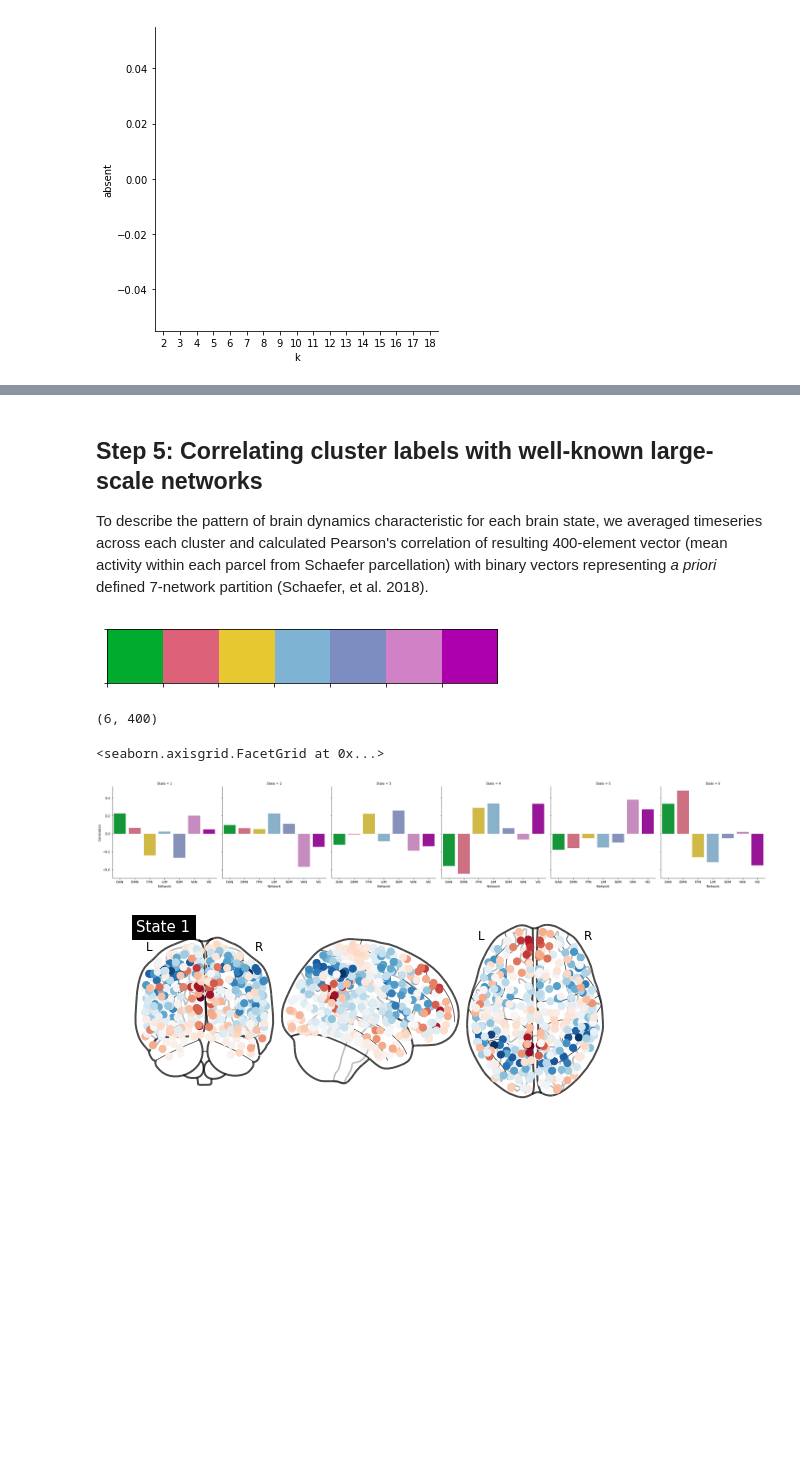
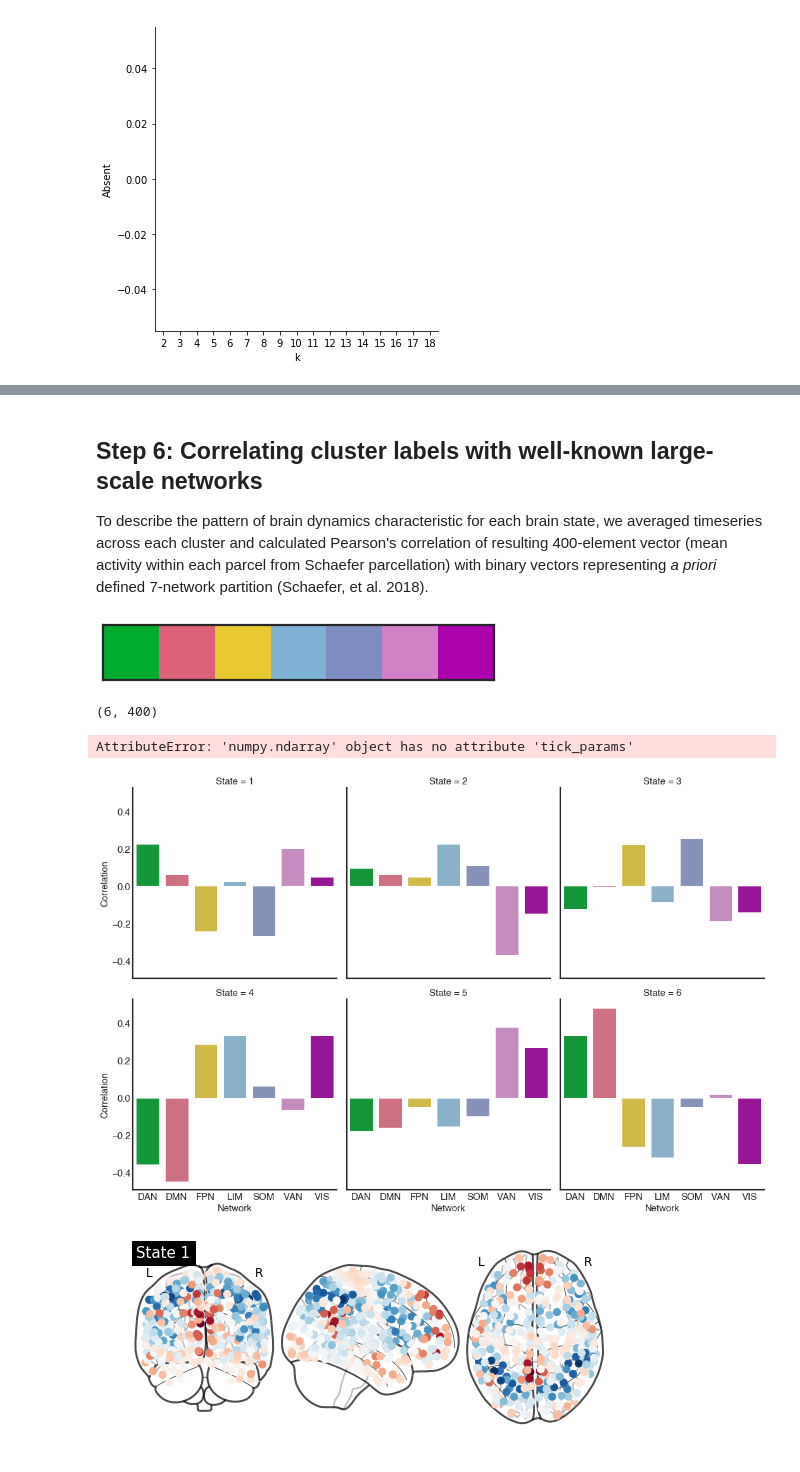
Before and after one commit to LeonBai/wm-brain-states, a Jupyter notebook: brain_states_analysis_schaefer400.ipynb, the cells around one changed output, grey strips where cells are left out. Drawn from its saved outputs; the diff is of its cells as text; code cells hidden in the pictures; blank space fills up the shorter version.

```diff
--- a/brain_states_analysis_schaefer400.ipynb
+++ b/brain_states_analysis_schaefer400.ipynb
@@ -221,49 +154,15 @@ We also split our sample into two equal partitions 500 times and performed k-mea
 # %% [markdown]
-Step 5: Correlating cluster labels with well-known large-scale networks
+Step 6: Correlating cluster labels with well-known large-scale networks
 -------------------------------------------------------------------------
 
 To describe the pattern of brain dynamics characteristic for each brain state, we averaged timeseries across each cluster and calculated Pearson's correlation of resulting 400-element vector (mean activity within each parcel from Schaefer parcellation) with binary vectors representing *a priori* defined 7-network partition (Schaefer, et al. 2018).
-# %%
-from nilearn import datasets
-from nilearn.plotting import plot_roi
-import seaborn as sns
-%matplotlib inline
-
-# Getting a priori defined 7-network partition's label
-schaefer400 = datasets.fetch_atlas_schaefer_2018(n_rois=400,
-                                           yeo_networks=7,
-                                           resolution_mm=1,
-                                           data_dir=None,
-                                           base_url=None,
-                                           resume=True,
-                                           verbose=1)
-
-# Dictionary to create network's abbreviations
-schaefer_dict = {
-    "Vis": "VIS",
-    "SomMot": "SOM",
-    "DorsAttn": "DAN",
-    "Sal": "VAN",
-    "Limbic": "LIM",
-    "Cont": "FPN",
-    "Default": "DMN"
-}
-
-networks = [val for key, val in schaefer_dict.items() for roi in schaefer400['labels'] if key in roi.decode('UTF-8')]
-
-# Creating color palette for netorks
-schaefer_colors = {'DAN':'#00ab2e',
-                   'DMN':'#dc6179',
-                   'FPN':'#e8c830',
-                   'LIM':'#7eb3d4',
-                   'SOM':'#7e8dc1',
-                   'VAN':'#d182c6',
-                   'VIS':'#ac00ad',}
-
-network_pal = (sns.color_palette(schaefer_colors.values()))
-sns.palplot(network_pal)
-# %% [output]
-[figure, removed]
+# %%
+from brain_states.figures import get_pallette_schaefer400, get_seaborn_slyle
+
+get_seaborn_slyle()
+networks, network_pal = get_pallette_schaefer400()
+# %% [output]
+[figure, added]
 # %%
 import pandas as pd
 
@@ -286,23 +185,32 @@ mean_brain_states.shape
 # %%
 # Creating data frame with dummy codes for each network
 from scipy.stats import pearsonr
+from scipy.spatial.distance import cosine
+
 import matplotlib.pyplot as plt
 
 networks_binary = pd.get_dummies(networks)
 networks_correlations = pd.DataFrame()
 
+
 for k in range(states_no):
     for j, net in enumerate(networks_binary.columns):
-        cor = pearsonr(mean_brain_states[k], networks_binary.iloc[:,j].values)[0]
-        networks_correlations = pd.concat([networks_correlations, pd.DataFrame({"State":k+1, "Network": net, "Correlation": cor},
+        correlation = pearsonr(mean_brain_states[k], (networks_binary.iloc[:,j].values))[0]
+        similatity_pos = cosine(mean_brain_states[k].clip(min=0), (networks_binary.iloc[:,j].values))
+        similatity_neg = cosine(mean_brain_states[k].clip(max=0), (networks_binary.iloc[:,j].values))
+        networks_correlations = pd.concat([networks_correlations, pd.DataFrame({"State":k+1,
+                                                                                "Network": net,
+                                                                                "Correlation": correlation,
+                                                                                "Similarity_pos": similatity_pos,
+                                                                                "Similarity_neg": similatity_neg
+                                                                               },
                                                                                index=[0])],
                                           axis=0)
 
-
-sns.catplot(x='Network', y='Correlation', col='State', kind='bar', data=networks_correlations, palette=network_pal)
+p = sns.catplot(x='Network', y='Correlation', col='State', kind='bar', col_wrap=3, data=networks_correlations, palette=network_pal)
 # %% [output]
-<seaborn.axisgrid.FacetGrid at 0x...>
+AttributeError: 'numpy.ndarray' object has no attribute 'tick_params'
-[figure, old version]
+[figure, new version]
 # %%
 from nilearn import plotting
 
```
Also changed, not shown: parts of 36 cells of this notebook.
